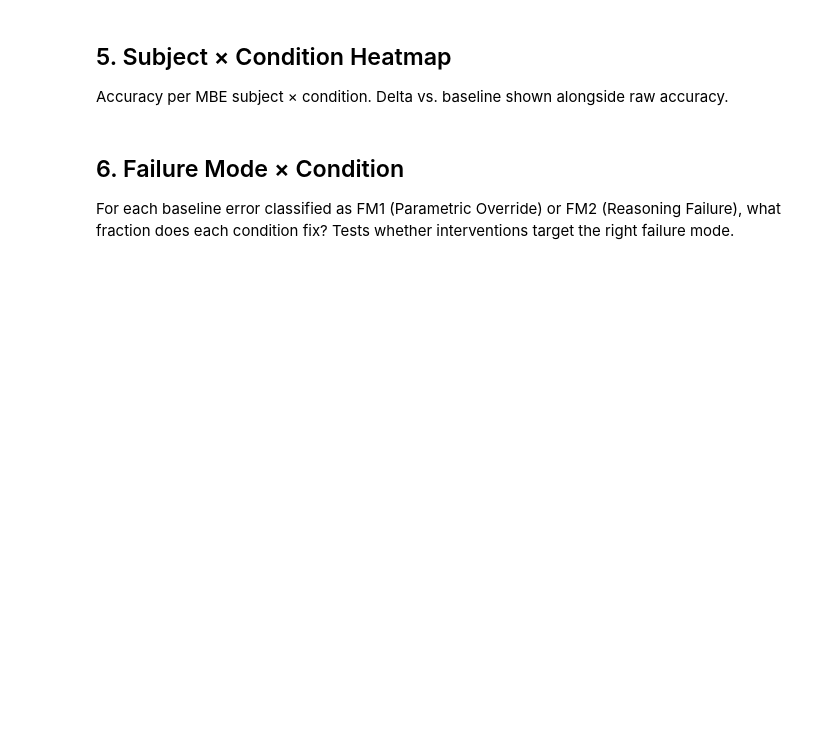
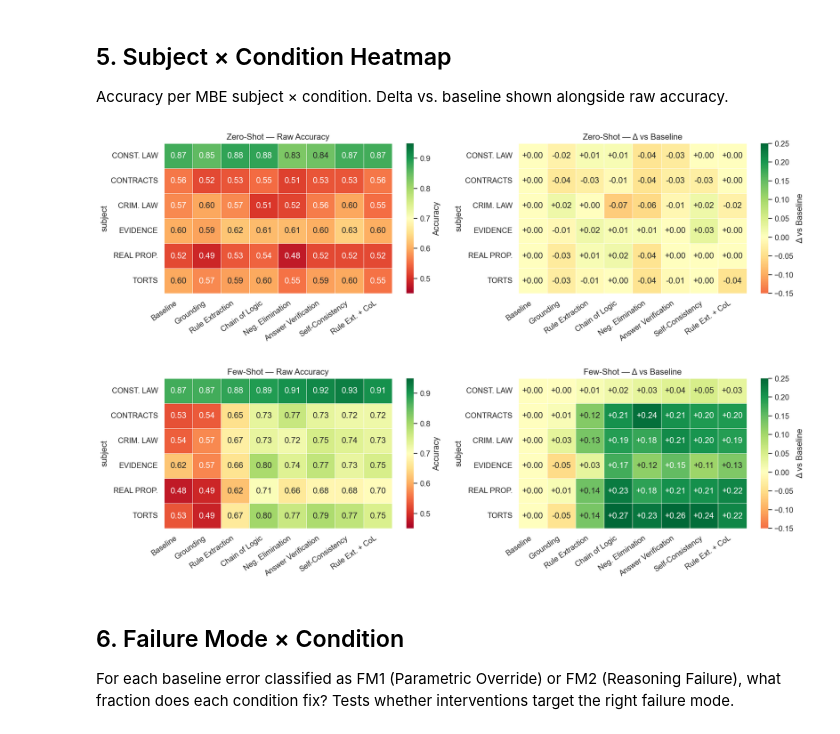
Before and after one commit to luisakaczmarek/reducing_generation_stage_errors_legal_rag_systems, a Jupyter notebook: analysis.ipynb, the cells around one changed output. Drawn from its saved outputs; the diff is of its cells as text; code cells hidden in the pictures; blank space fills up the shorter version.

```diff
--- a/analysis.ipynb
+++ b/analysis.ipynb
@@ -337,36 +414,38 @@ Accuracy per MBE subject × condition. Delta vs. baseline shown alongside raw ac
 def subject_heatmap(df, title=''):
     df_subj = df[df['subject'].isin(SUBJECTS)].copy()
     pivot = df_subj.pivot_table(
         index='subject', columns='condition_id', values='is_correct', aggfunc='mean'
     )
     pivot.columns = [COND_NAMES[c] for c in pivot.columns]
-    # Delta vs baseline
     delta = pivot.sub(pivot['Baseline'], axis=0)
 
     fig, axes = plt.subplots(1, 2, figsize=(16, 5))
 
     sns.heatmap(pivot, annot=True, fmt='.2f', cmap='RdYlGn',
                 vmin=0.45, vmax=0.95, linewidths=0.5, ax=axes[0],
                 cbar_kws={'label': 'Accuracy'})
     axes[0].set_title(f'{title} — Raw Accuracy')
     axes[0].set_xlabel('')
     axes[0].set_xticklabels(axes[0].get_xticklabels(), rotation=35, ha='right')
 
     sns.heatmap(delta, annot=True, fmt='+.2f', cmap='RdYlGn',
-                center=0, vmin=-0.15, vmax=0.15, linewidths=0.5, ax=axes[1],
+                center=0, vmin=-0.15, vmax=0.25, linewidths=0.5, ax=axes[1],
                 cbar_kws={'label': 'Δ vs Baseline'})
     axes[1].set_title(f'{title} — Δ vs Baseline')
     axes[1].set_xlabel('')
     axes[1].set_xticklabels(axes[1].get_xticklabels(), rotation=35, ha='right')
 
     plt.tight_layout()
     fname = title.lower().replace(' ', '_').replace('-', '_')
-    plt.savefig(f'results/analysis/subject_heatmap_{fname}.png', bbox_inches='tight')
+    plt.savefig(os.path.join(FIG_DIR, f'subject_heatmap_{fname}.png'), bbox_inches='tight')
     plt.show()
     return pivot, delta
 
 pivot_zs, delta_zs = subject_heatmap(zs_complete, 'Zero-Shot')
 pivot_fs, delta_fs = subject_heatmap(fs_complete, 'Few-Shot')
+# %% [output]
+[figure, added]
+[figure, added]
 # %% [markdown]
 ## 6. Failure Mode × Condition
 
```
Also changed, not shown: parts of 33 cells of this notebook, 3 other files.
